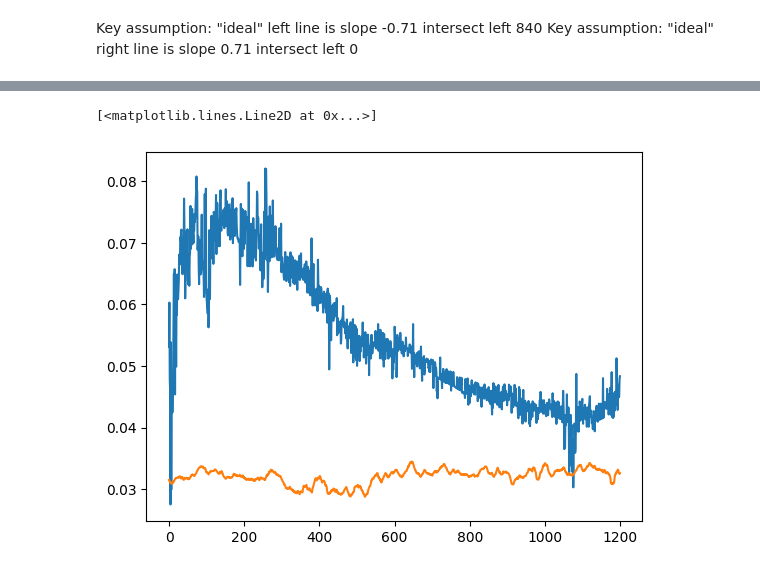
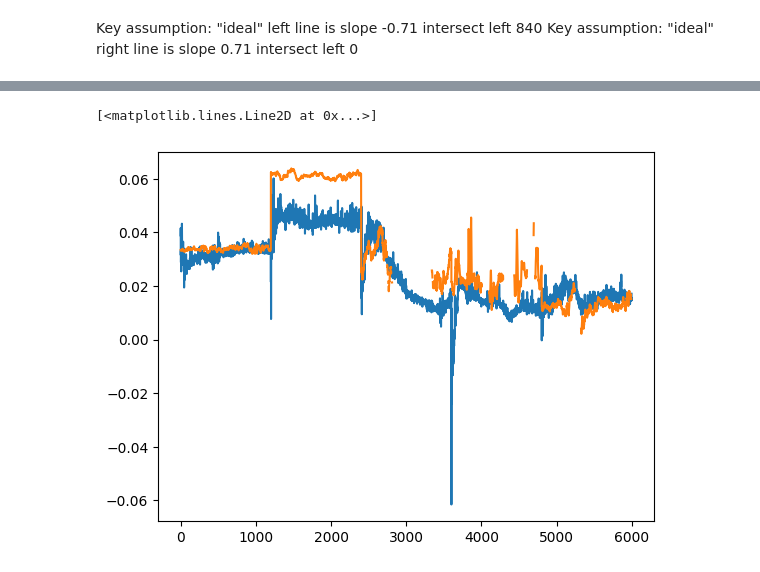
Before and after one commit to connor-henderson/calib_challenge, a Jupyter notebook: eda.ipynb, the cells around one changed output, grey strips where cells are left out. Cells and saved outputs as stored; diff of their text form; code cells hidden in the pictures.

```diff
--- a/eda.ipynb
+++ b/eda.ipynb
@@ -28,11 +20,3 @@ momentum = 0.95
 # %% [markdown]
 Key assumption: "ideal" left line is slope -0.71 intersect left 840
 Key assumption: "ideal" right line is slope 0.71 intersect left 0
-# %%
-radians = training_data[:,1]
-r1 = [r1 for r1, _ in radians]
-r2 = [r2 for _, r2 in radians]
-x = [i for i in range(len(radians))]
-
-plt.plot(x, r1, label='pitch')
-plt.plot(x, r2, label='yaw')
@@ -539,31 +23,30 @@ process_image(current_img, left_lanes, right_lanes)
-# %%
-# rand_idx = num = math.floor(random() * test_data.shape[0])
-calculated_vps = []
-left_lanes = []
-right_lanes = []
-scale = []
-
-count = 1200
-start_idx = 2400
-training_slice = training_data[start_idx:count+start_idx]
-for frame, _gt in training_slice:
-    current_img = np.copy(frame)
-    vp = process_image(current_img, left_lanes, right_lanes)
-    _roll_calib, pitch_calib, yaw_calib = get_calib_from_vp(vp)
-    calculated_vps.append([pitch_calib, yaw_calib])
-
-train_yaw_labels = [x for x in train_labels['yaw'][:count]]
-test_yaw_labels = [yaw for pitch, yaw in calculated_vps]
-
-train_pitch_labels = [x for x in train_labels['pitch'][:count]]
-test_pitch_labels = [pitch for pitch, yaw in calculated_vps]
-
-
-# plt.plot(range(count), scale, label='scaling factor')
-plt.plot(range(count), test_yaw_labels, label='yaw-test')
-plt.plot(range(count), train_yaw_labels, label='yaw-train')
-# plt.plot(range(count), test_pitch_labels, label='pitch-test')
-# plt.plot(range(count), train_pitch_labels, label='pitch-train')
-# %% [output]
-[<matplotlib.lines.Line2D at 0x...>]
-[figure, removed]
+# %%
+eval_labels_0 = pd.read_csv('eval/0.txt', names = ['pitch', 'yaw'], delim_whitespace=True)
+eval_labels_1 = pd.read_csv('eval/1.txt', names = ['pitch', 'yaw'], delim_whitespace=True)
+eval_labels_2 = pd.read_csv('eval/2.txt', names = ['pitch', 'yaw'], delim_whitespace=True)
+eval_labels_3 = pd.read_csv('eval/3.txt', names = ['pitch', 'yaw'], delim_whitespace=True)
+eval_labels_4 = pd.read_csv('eval/4.txt', names = ['pitch', 'yaw'], delim_whitespace=True)
+eval_videos = [eval_labels_0, eval_labels_1, eval_labels_2, eval_labels_3, eval_labels_4]
+
+eval_labels = pd.concat(eval_videos, ignore_index=True)
+# %%
+train_labels_0 = pd.read_csv('labeled/0.txt', names = ['pitch', 'yaw'], delim_whitespace=True)
+train_labels_1 = pd.read_csv('labeled/1.txt', names = ['pitch', 'yaw'], delim_whitespace=True)
+train_labels_2 = pd.read_csv('labeled/2.txt', names = ['pitch', 'yaw'], delim_whitespace=True)
+train_labels_3 = pd.read_csv('labeled/3.txt', names = ['pitch', 'yaw'], delim_whitespace=True)
+train_labels_4 = pd.read_csv('labeled/4.txt', names = ['pitch', 'yaw'], delim_whitespace=True)
+train_frames = [train_labels_0, train_labels_1, train_labels_2, train_labels_3, train_labels_4]
+
+train_labels = pd.concat(train_frames, ignore_index=True)
+# %%
+# training / eval pitch comparison
+
+train_pitch_labels = [x for x in train_labels['pitch']]
+eval_pitch_labels = [x for x in eval_labels['pitch']]
+
+
+plt.plot(range(5996), eval_pitch_labels, label='pitch-eval')
+plt.plot(range(5996), train_pitch_labels, label='pitch-train')
+# %% [output]
+[<matplotlib.lines.Line2D at 0x...>]
+[figure, added]
```
Also changed, not shown: parts of 40 cells of this notebook, 6 other files.
